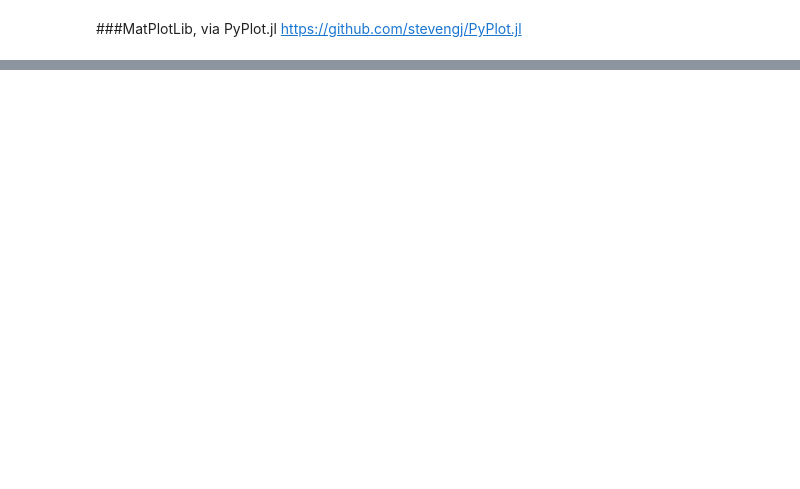
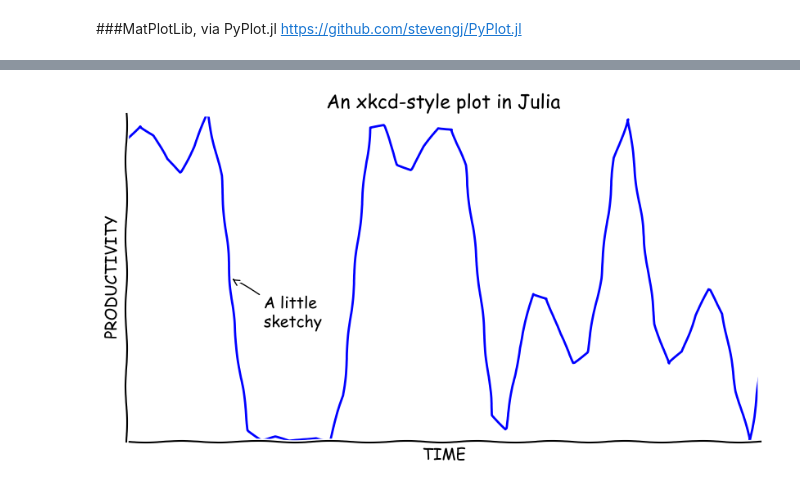
Before and after one commit to aviks/learn-julia, a Jupyter notebook: Using Julia.ipynb, the cells around one changed output, grey strips where cells are left out. Drawn from its saved outputs; the diff is of its cells as text; code cells hidden in the pictures; blank space fills up the shorter version.

```diff
--- a/Using Julia.ipynb
+++ b/Using Julia.ipynb
@@ -215,16 +500,18 @@ surf(y, y, sin(y) .* cos(y)')
 # %%
 xkcd()
 fig = figure(figsize=(10,5))
 ax = axes()
-p = plot(y,sin(3y + cos(5y)))
+p = PyPlot.plot(y,sin(3y + cos(5y)))
 ax[:set_xlim]([0.0,6])
 annotate("A little\nsketchy",xy=[0.98,.001],arrowprops=["arrowstyle"=>"->"],xytext=[1.3,-0.3])
 
 xticks([])
 yticks([])
 xlabel("TIME")
 ylabel("PRODUCTIVITY")
 title("An xkcd-style plot in Julia")
 
 ax[:spines]["top"][:set_color]("none") # Remove the top axis boundary
 ax[:spines]["right"][:set_color]("none") # Remove the right axis boundary
+# %% [output]
+[figure, added]
```
Also changed, not shown: parts of 47 cells of this notebook, 2 other files.
